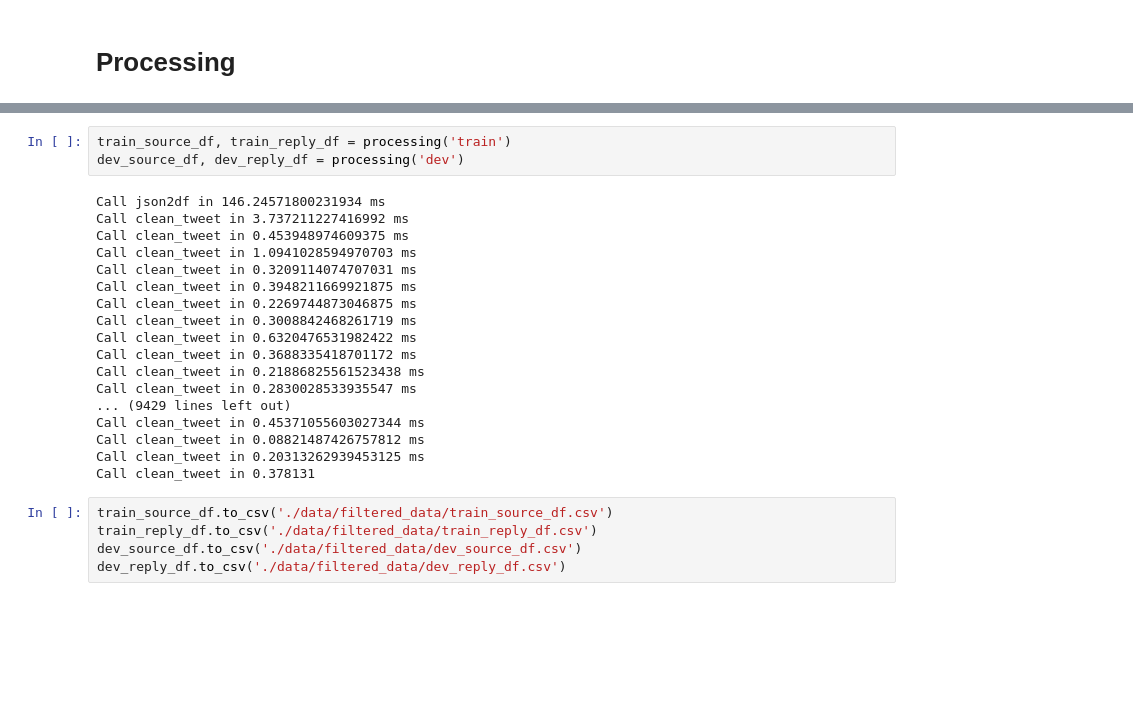
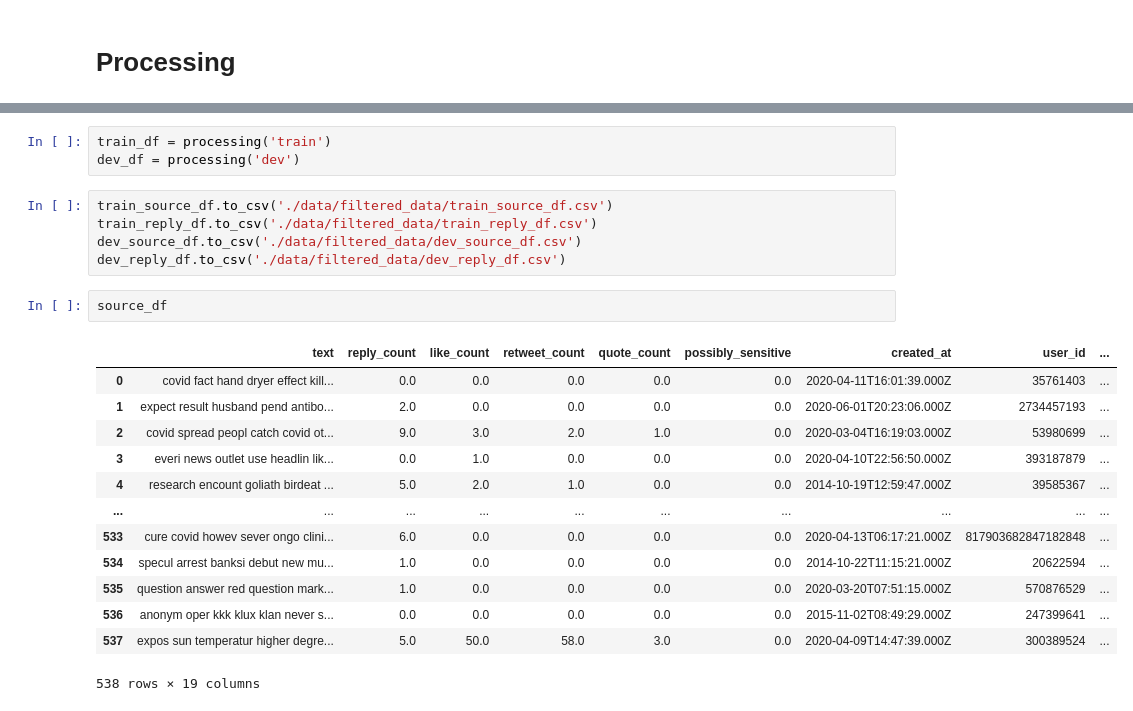
Before and after one commit to HandanYU/Rumour-detection, a Jupyter notebook: Pre_processing.ipynb, the cells around one changed output, grey strips where cells are left out. Drawn from its saved outputs; the diff is of its cells as text; blank space fills up the shorter version.

Commit message:
concat reply info

```diff
--- a/Pre_processing.ipynb
+++ b/Pre_processing.ipynb
@@ -294,26 +320,24 @@ def processing(data_type):
 # %%
-train_source_df, train_reply_df = processing('train')
-dev_source_df, dev_reply_df = processing('dev')
+train_df = processing('train')
+dev_df = processing('dev')
-# %% [output]
-Call json2df in 146.24571800231934 ms
-Call clean_tweet in 3.737211227416992 ms
-Call clean_tweet in 0.453948974609375 ms
-Call clean_tweet in 1.0941028594970703 ms
-Call clean_tweet in 0.3209114074707031 ms
-Call clean_tweet in 0.3948211669921875 ms
-Call clean_tweet in 0.2269744873046875 ms
-Call clean_tweet in 0.3008842468261719 ms
-Call clean_tweet in 0.6320476531982422 ms
-Call clean_tweet in 0.3688335418701172 ms
-Call clean_tweet in 0.21886825561523438 ms
-Call clean_tweet in 0.2830028533935547 ms
-... (9429 lines left out)
-Call clean_tweet in 0.45371055603027344 ms
-Call clean_tweet in 0.08821487426757812 ms
-Call clean_tweet in 0.20313262939453125 ms
-Call clean_tweet in 0.378131
 # %%
 train_source_df.to_csv('./data/filtered_data/train_source_df.csv')
 train_reply_df.to_csv('./data/filtered_data/train_reply_df.csv')
 dev_source_df.to_csv('./data/filtered_data/dev_source_df.csv')
 dev_reply_df.to_csv('./data/filtered_data/dev_reply_df.csv')
+# %%
+source_df
+# %% [output]
+|  | text | reply_count | like_count | retweet_count | quote_count | possibly_sensitive | created_at | user_id | ... |
+| 0 | covid fact hand dryer effect kill... | 0.0 | 0.0 | 0.0 | 0.0 | 0.0 | 2020-04-11T16:01:39.000Z | 35761403 | ... |
+| 1 | expect result husband pend antibo... | 2.0 | 0.0 | 0.0 | 0.0 | 0.0 | 2020-06-01T20:23:06.000Z | 2734457193 | ... |
+| 2 | covid spread peopl catch covid ot... | 9.0 | 3.0 | 2.0 | 1.0 | 0.0 | 2020-03-04T16:19:03.000Z | 53980699 | ... |
+| 3 | everi news outlet use headlin lik... | 0.0 | 1.0 | 0.0 | 0.0 | 0.0 | 2020-04-10T22:56:50.000Z | 393187879 | ... |
+| 4 | research encount goliath birdeat ... | 5.0 | 2.0 | 1.0 | 0.0 | 0.0 | 2014-10-19T12:59:47.000Z | 39585367 | ... |
+| ... | ... | ... | ... | ... | ... | ... | ... | ... | ... |
+| 533 | cure covid howev sever ongo clini... | 6.0 | 0.0 | 0.0 | 0.0 | 0.0 | 2020-04-13T06:17:21.000Z | 817903682847182848 | ... |
+| 534 | specul arrest banksi debut new mu... | 1.0 | 0.0 | 0.0 | 0.0 | 0.0 | 2014-10-22T11:15:21.000Z | 20622594 | ... |
+| 535 | question answer red question mark... | 1.0 | 0.0 | 0.0 | 0.0 | 0.0 | 2020-03-20T07:51:15.000Z | 570876529 | ... |
+| 536 | anonym oper kkk klux klan never s... | 0.0 | 0.0 | 0.0 | 0.0 | 0.0 | 2015-11-02T08:49:29.000Z | 247399641 | ... |
+| 537 | expos sun temperatur higher degre... | 5.0 | 50.0 | 58.0 | 3.0 | 0.0 | 2020-04-09T14:47:39.000Z | 300389524 | ... |
+538 rows × 19 columns
```
Also changed, not shown: parts of 4 cells of this notebook.
